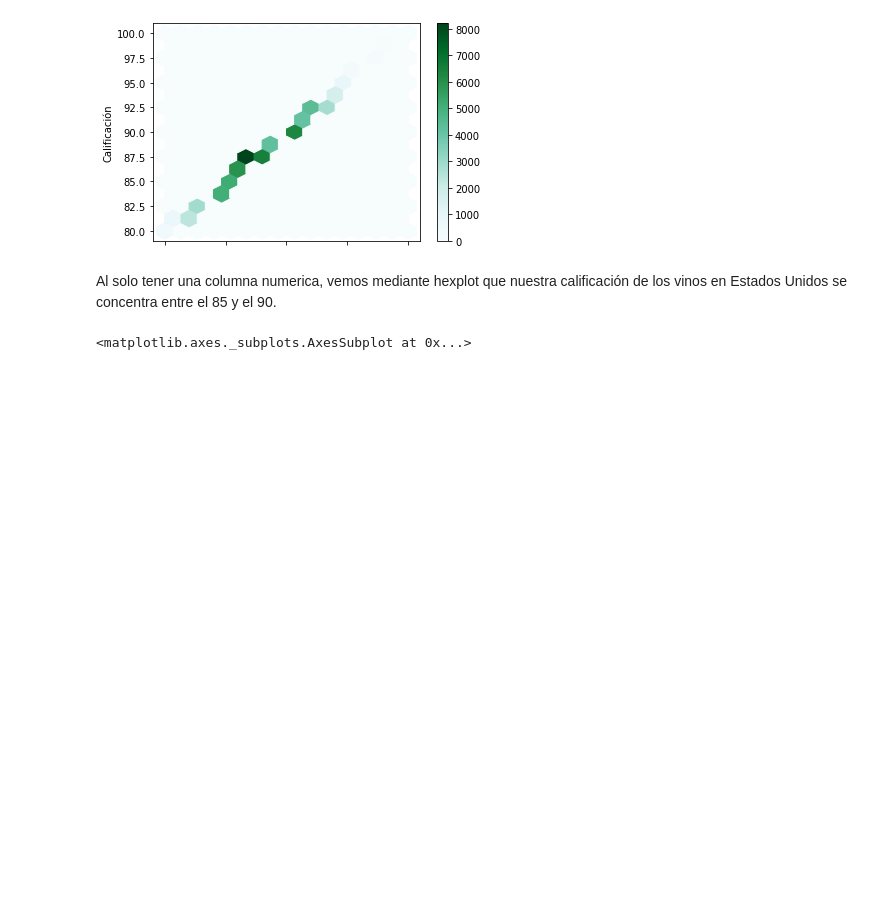
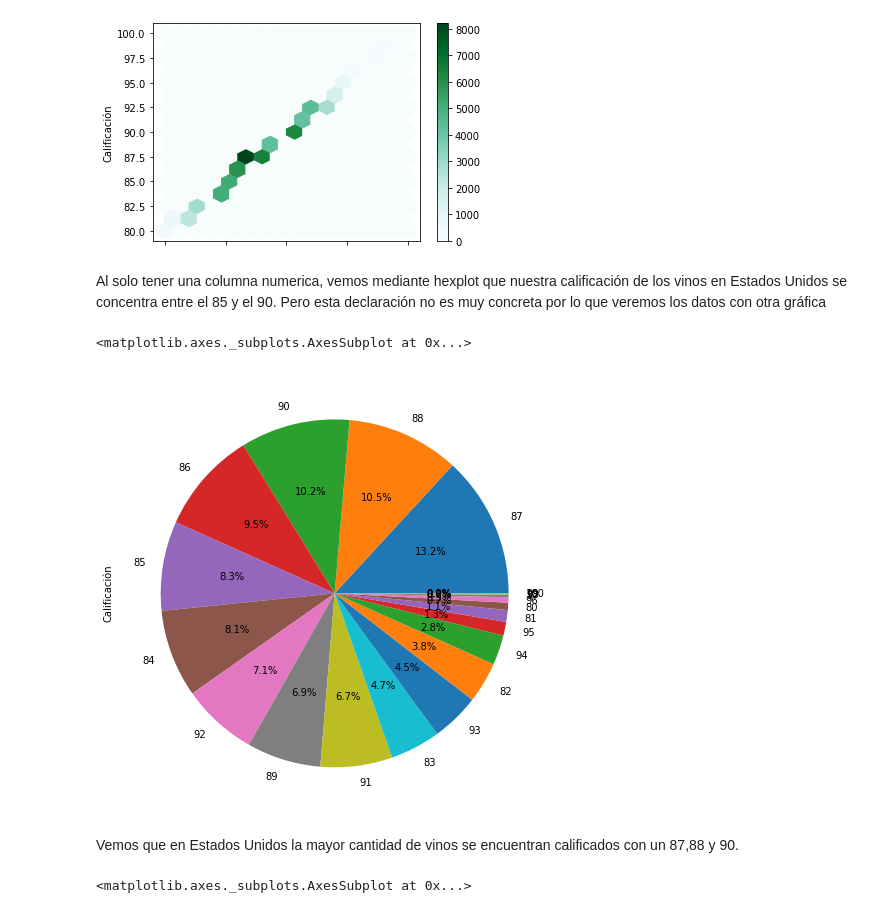
Before and after one commit to enriquemtz98/Ciencia_de_Datos, a Jupyter notebook: Practica_2.ipynb, the cells around one changed output. Drawn from its saved outputs; the diff is of its cells as text; code cells hidden in the pictures; blank space fills up the shorter version.

```diff
--- a/Practica_2.ipynb
+++ b/Practica_2.ipynb
@@ -165,7 +165,17 @@ US.plot.hexbin(x='Calificación',y='Calificación', gridsize=15)
 <matplotlib.axes._subplots.AxesSubplot at 0x...>
 [figure]
 # %% [markdown]
-Al solo tener una columna numerica, vemos mediante hexplot que nuestra calificación de los vinos en Estados Unidos se concentra entre el 85 y el 90.
+Al solo tener una columna numerica, vemos mediante hexplot que nuestra calificación de los vinos en Estados Unidos se concentra entre el 85 y el 90. Pero esta declaración no es muy concreta por lo que veremos los datos con otra gráfica
+# %%
+#US.plot(kind='pie',subplots=True)
+US.dtypes
+plt.figure(figsize=(10, 8))
+US['Calificación'].value_counts().plot.pie(autopct='%1.1f%%')
+# %% [output]
+<matplotlib.axes._subplots.AxesSubplot at 0x...>
+[figure, added]
+# %% [markdown]
+Vemos que en Estados Unidos la mayor cantidad de vinos se encuentran calificados con un 87,88 y 90.
 # %%
 Spain.plot.hexbin(x='Calificación',y='Calificación', gridsize=15)
 # %% [output]
```
Also changed, not shown: parts of 3 cells of this notebook, 9 other files.
